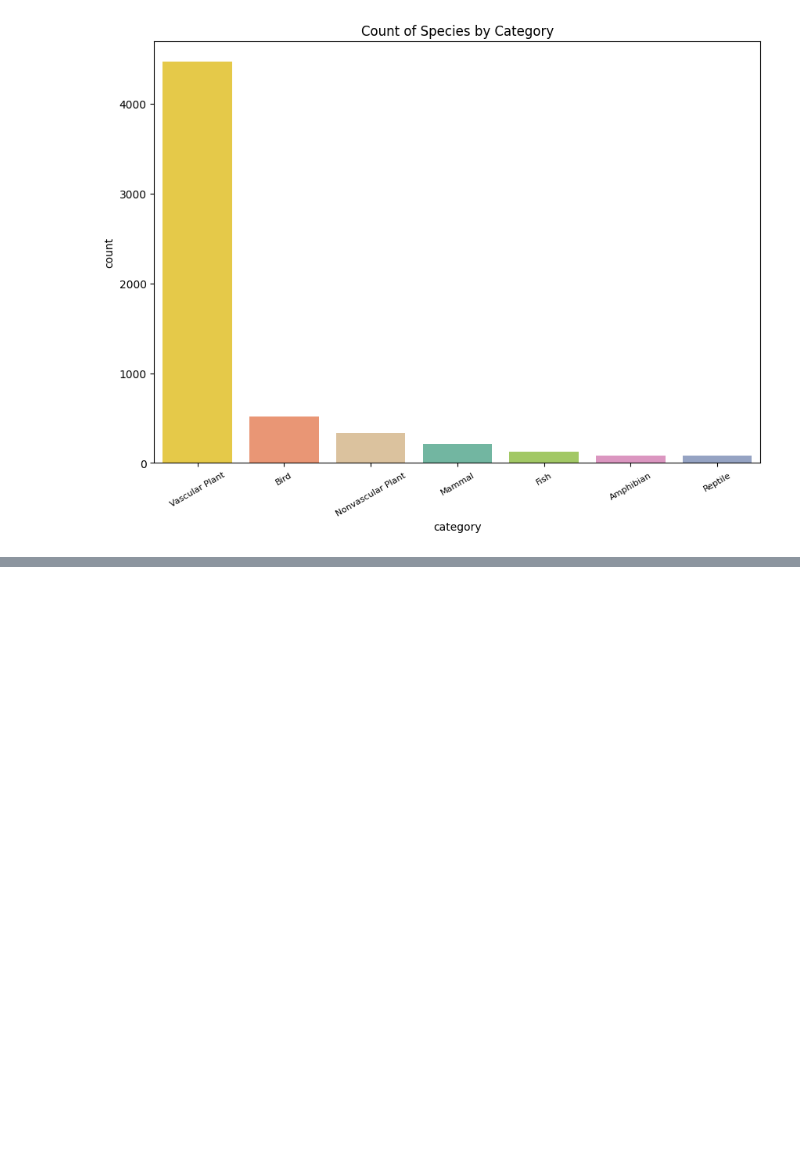
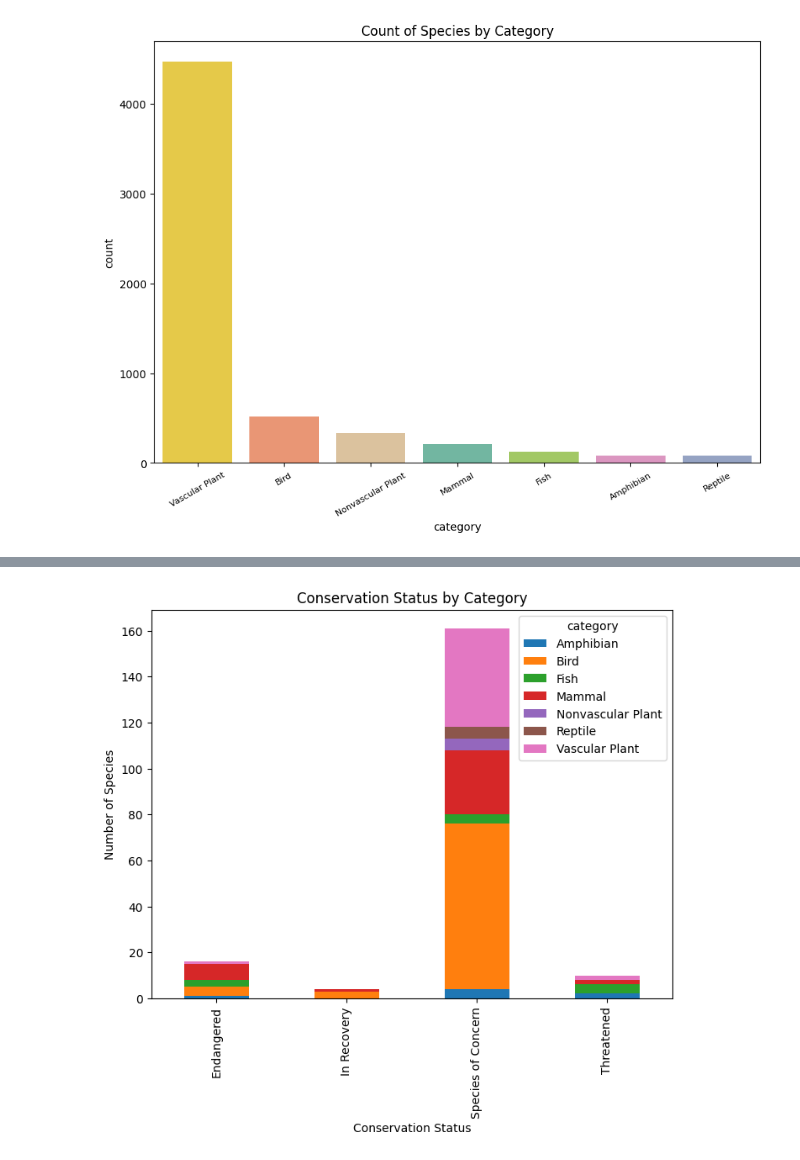
Before and after one commit to 7086600/biodiversity_project, a Jupyter notebook: biodiversity.ipynb, the cells around one changed output, grey strips where cells are left out. Saved outputs shown, nothing was run; the diff lists cells and outputs as text; code cells hidden in the pictures; blank space fills up the shorter version.

Commit message:
creating stacked bar plot for conservation status by category

```diff
--- a/biodiversity.ipynb
+++ b/biodiversity.ipynb
@@ -160,0 +149,5 @@ species[['category', 'conservation_status']].groupby('category').value_counts().
+# %%
+# select category and conservation status, group by conservation_status, and count category status
+# using .unstack() to pivot the table; fill missing values with 0
+conservationCategory = species[['category', 'conservation_status']].groupby('conservation_status').value_counts().unstack().fillna(0).astype(int)
+conservationCategory
@@ -160,0 +161,9 @@ species[['category', 'conservation_status']].groupby('category').value_counts().
+# %%
+# creating stacked bar plot for conservation status by category
+conservationCategory.plot(kind='bar', stacked=True, figsize=(8, 6))
+plt.title('Conservation Status by Category')
+plt.xlabel('Conservation Status')
+plt.ylabel('Number of Species')
+plt.show()
+# %% [output]
+[figure, added]
```
Also changed, not shown: parts of 2 cells of this notebook.
